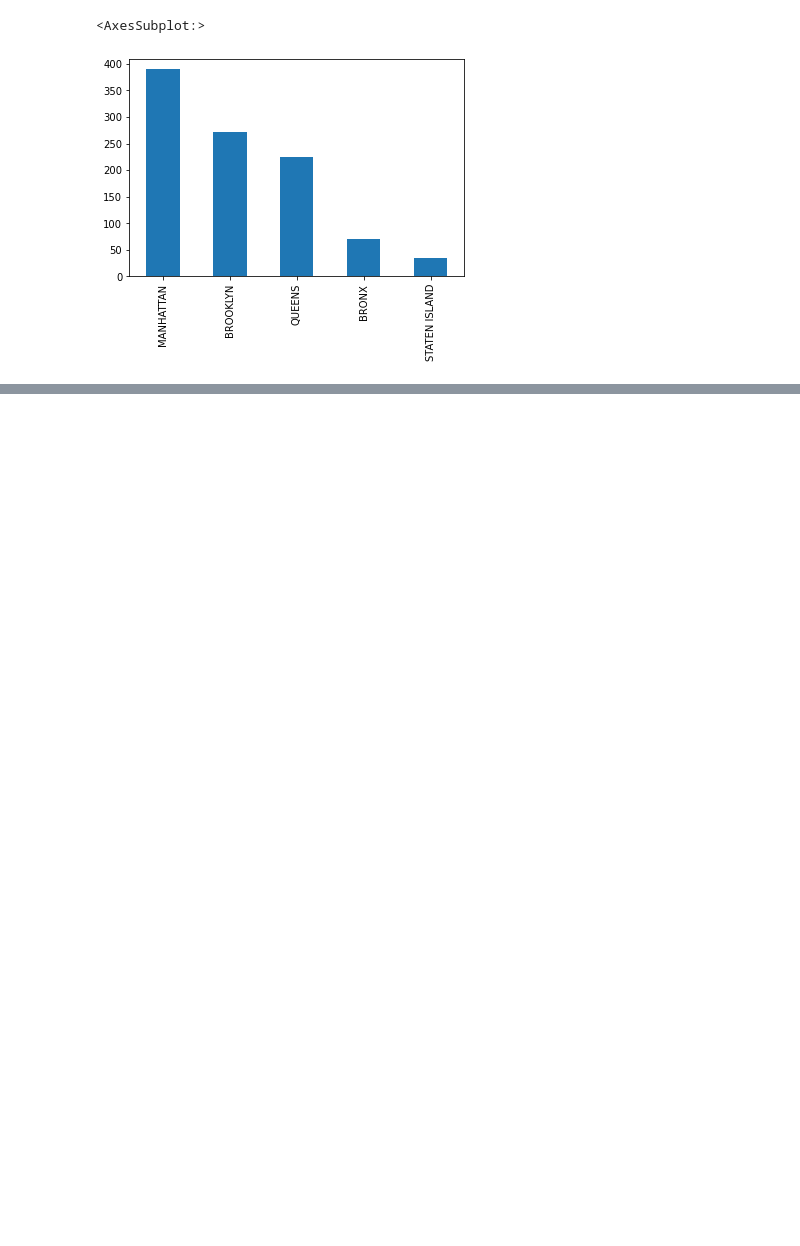
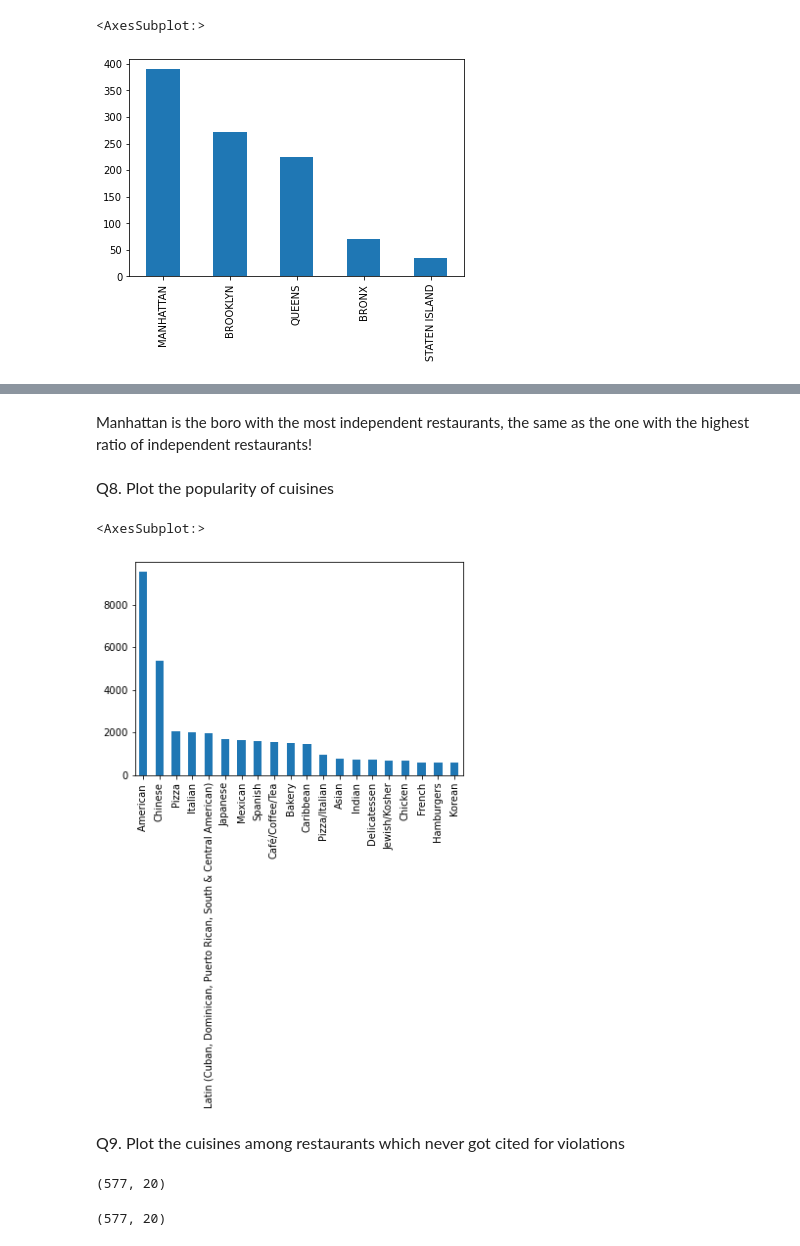
Before and after one commit to abhinav-sharma-6167/DS-Programming, a Jupyter notebook: Python HW2 - Abhinav First Pass.ipynb, the cells around one changed output, grey strips where cells are left out. Drawn from its saved outputs; the diff is of its cells as text; code cells hidden in the pictures; blank space fills up the shorter version.

```diff
--- a/Python HW2 - Abhinav First Pass.ipynb
+++ b/Python HW2 - Abhinav First Pass.ipynb
@@ -147,0 +197,11 @@ df_subset['BORO'].value_counts().plot(kind='bar')
+# %% [markdown]
+Manhattan is the boro with the most independent restaurants, the same as the one with the highest ratio of independent restaurants!
+# %% [markdown]
+<font face="Tahoma" size = 3>Q8. Plot the popularity of cuisines
+# %%
+df['CUISINE DESCRIPTION'].value_counts()[0:20].plot(kind='bar')
+# %% [output]
+<AxesSubplot:>
+[figure, added]
+# %% [markdown]
+<font face="Tahoma" size = 3>Q9. Plot the cuisines among restaurants which never got cited for violations
@@ -147,0 +211,7 @@ df_subset['BORO'].value_counts().plot(kind='bar')
+# %%
+print(df_noviolation.shape)
+df_noviolation = df_noviolation.drop_duplicates()
+df_noviolation.shape
+# %% [output]
+(577, 20)
+(577, 20)
```
Also changed, not shown: parts of 65 cells of this notebook.
